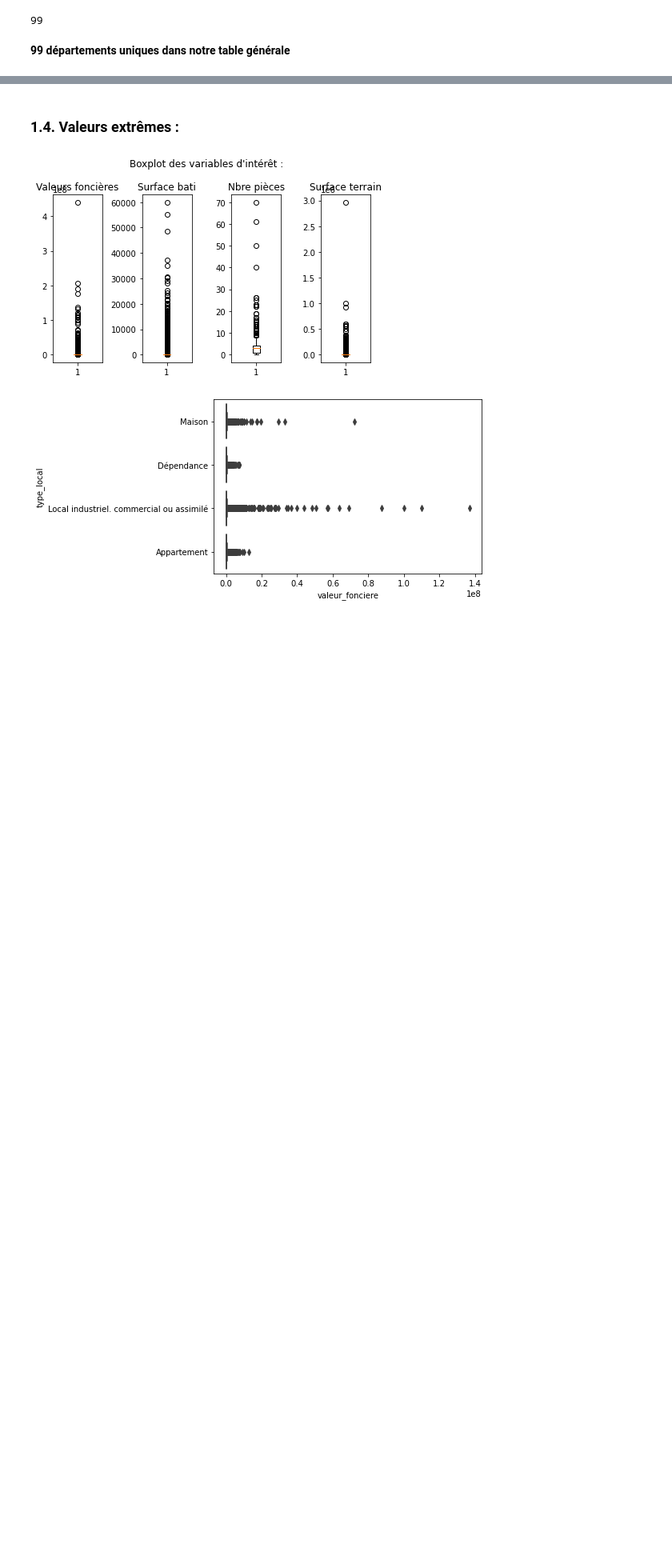
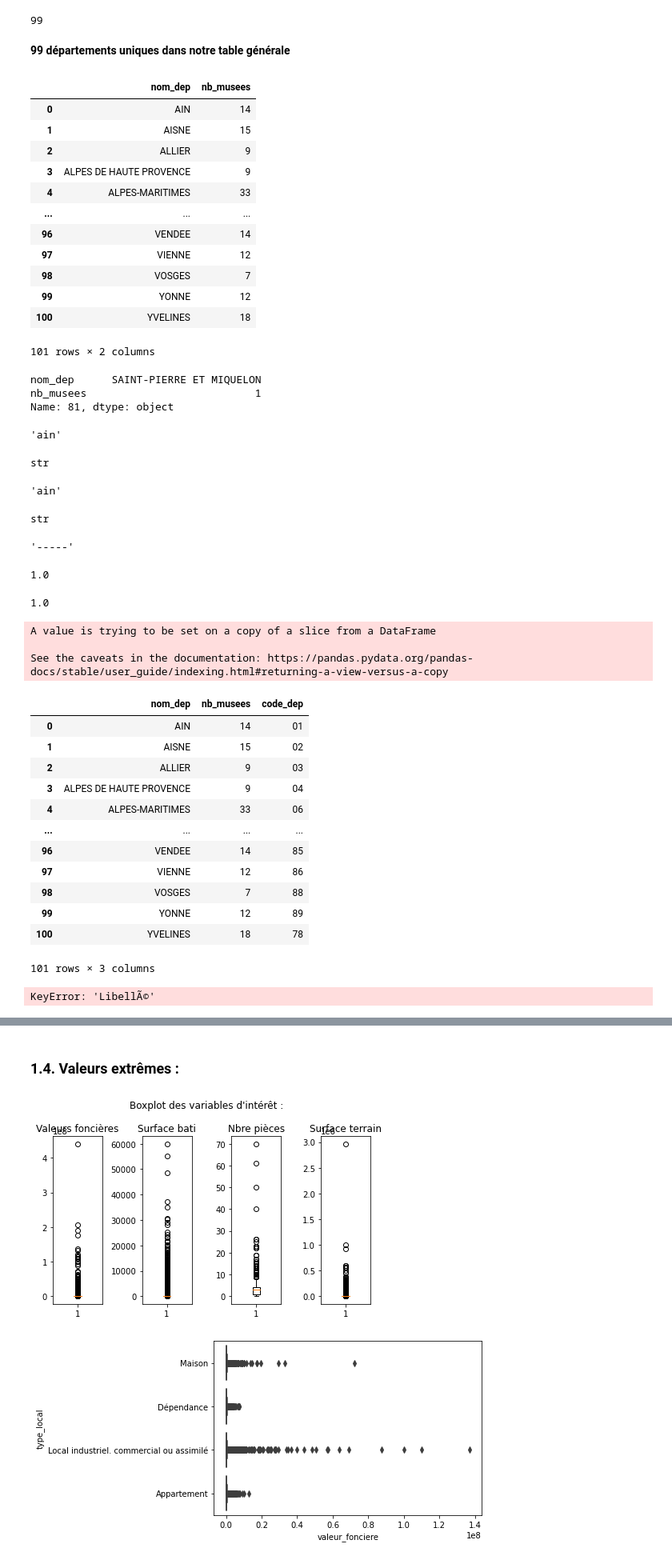
Before and after one commit to victor-kerros/tokenisation-immo, a Jupyter notebook: token-immo.ipynb, the cells around one changed output, grey strips where cells are left out. Shown: that part at 80% size. Cells and saved outputs as stored; diff of their text form; code cells hidden in the pictures; blank space fills up the shorter version.

Commit message:
importation en cours, pb libelle

```diff
--- a/token-immo.ipynb
+++ b/token-immo.ipynb
@@ -488,3 +482,47 @@ display(len(data["code_departement"].unique()))
 99
 # %% [markdown]
 **99 départements uniques dans notre table générale**
+# %%
+from ipynb.fs.full.exploration_autres_data import retrieve_data
+dep_commun, df_commun = retrieve_data()
+# %% [output]
+|  | nom_dep | nb_musees |
+| 0 | AIN | 14 |
+| 1 | AISNE | 15 |
+| 2 | ALLIER | 9 |
+| 3 | ALPES DE HAUTE PROVENCE | 9 |
+| 4 | ALPES-MARITIMES | 33 |
+| ... | ... | ... |
+| 96 | VENDEE | 14 |
+| 97 | VIENNE | 12 |
+| 98 | VOSGES | 7 |
+| 99 | YONNE | 12 |
+| 100 | YVELINES | 18 |
+101 rows × 2 columns
+nom_dep      SAINT-PIERRE ET MIQUELON
+nb_musees                           1
+Name: 81, dtype: object
+'ain'
+str
+'ain'
+str
+'-----'
+1.0
+1.0
+A value is trying to be set on a copy of a slice from a DataFrame
+
+See the caveats in the documentation: https://pandas.pydata.org/pandas-docs/stable/user_guide/indexing.html#returning-a-view-versus-a-copy
+|  | nom_dep | nb_musees | code_dep |
+| 0 | AIN | 14 | 01 |
+| 1 | AISNE | 15 | 02 |
+| 2 | ALLIER | 9 | 03 |
+| 3 | ALPES DE HAUTE PROVENCE | 9 | 04 |
+| 4 | ALPES-MARITIMES | 33 | 06 |
+| ... | ... | ... | ... |
+| 96 | VENDEE | 14 | 85 |
+| 97 | VIENNE | 12 | 86 |
+| 98 | VOSGES | 7 | 88 |
+| 99 | YONNE | 12 | 89 |
+| 100 | YVELINES | 18 | 78 |
+101 rows × 3 columns
+KeyError: 'LibellÃ©'
```
Also changed, not shown: parts of 3 cells of this notebook, 1 other file.
